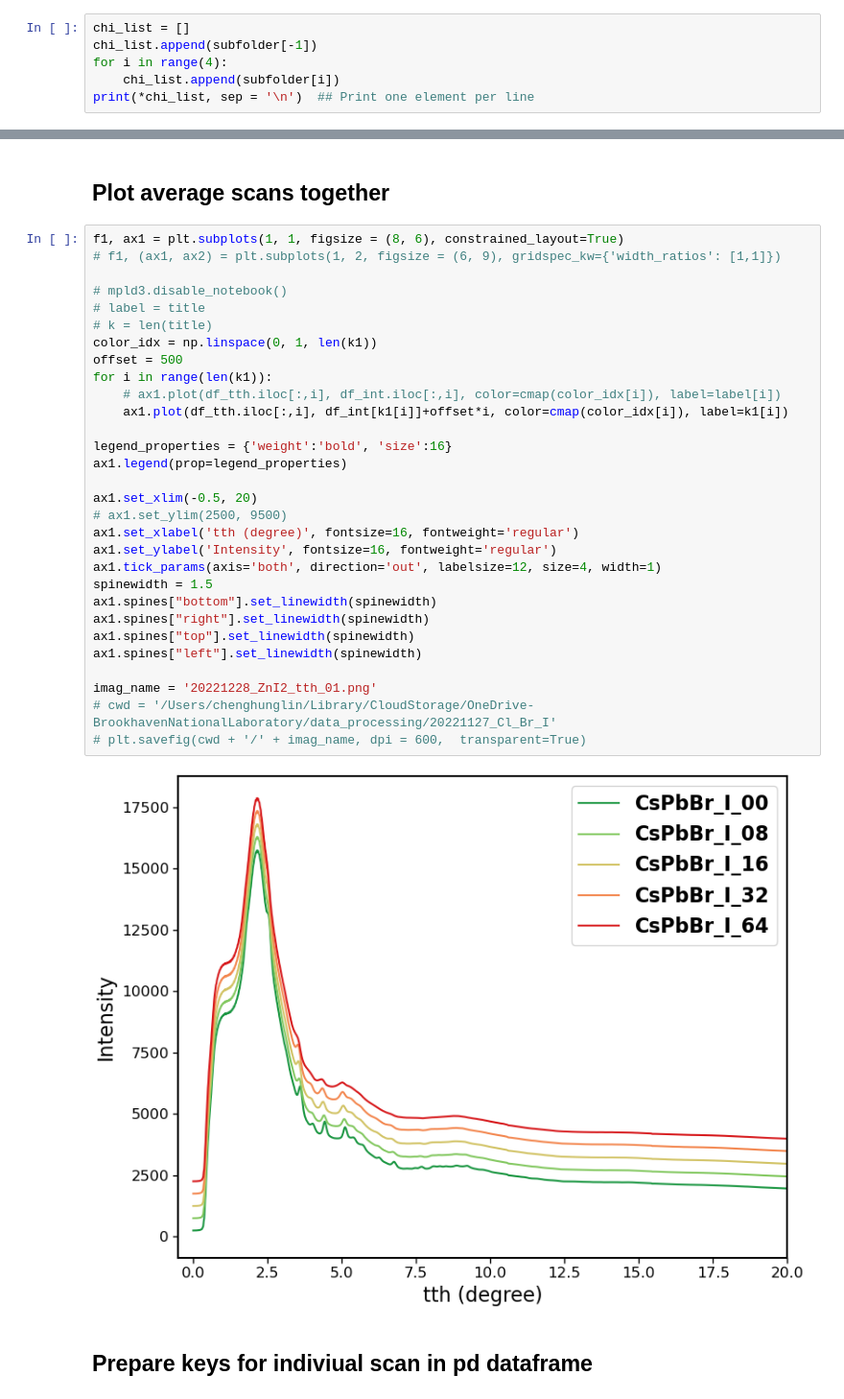
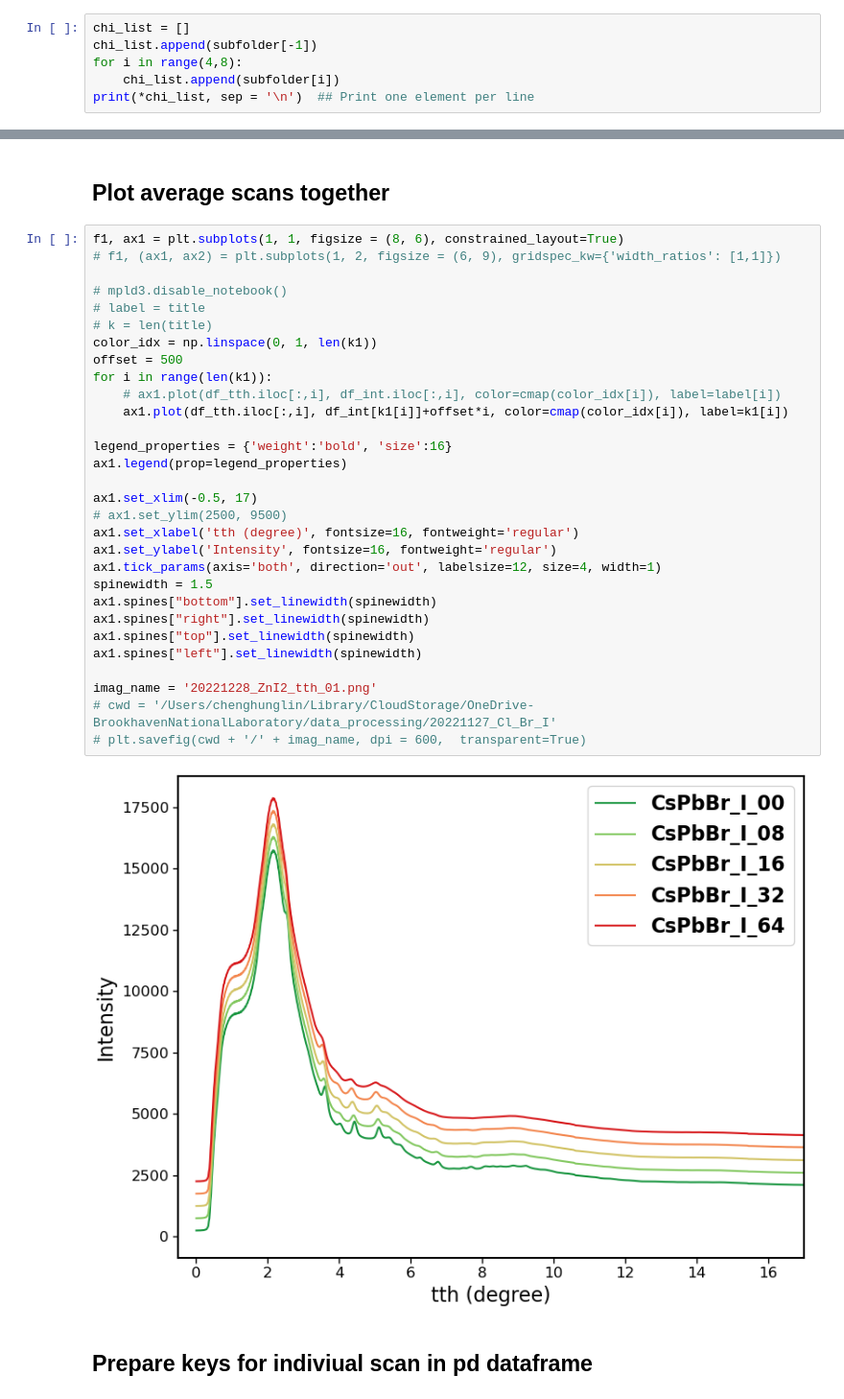
Before and after one commit to cheng-hung/Data_process, a Jupyter notebook: 20220329_XPD/20220329_insitu_ZnI_PDF.ipynb, the cells around one changed output, grey strips where cells are left out. Shown at 96% size. Drawn from its saved outputs; the diff is of its cells as text.

```diff
--- a/20220329_XPD/20220329_insitu_ZnI_PDF.ipynb
+++ b/20220329_XPD/20220329_insitu_ZnI_PDF.ipynb
@@ -66,7 +70,7 @@ print(*subfolder, sep = '\n')  ## Print one element per line
 # %%
 chi_list = []
 chi_list.append(subfolder[-1])
-for i in range(4):
+for i in range(4,8):
     chi_list.append(subfolder[i])
 print(*chi_list, sep = '\n')  ## Print one element per line
 # %% [output]
@@ -204,35 +208,35 @@ k1
 # %%
 f1, ax1 = plt.subplots(1, 1, figsize = (8, 6), constrained_layout=True)
 # f1, (ax1, ax2) = plt.subplots(1, 2, figsize = (6, 9), gridspec_kw={'width_ratios': [1,1]})
 
 # mpld3.disable_notebook()
 # label = title
 # k = len(title)
 color_idx = np.linspace(0, 1, len(k1))
 offset = 500
 for i in range(len(k1)):
     # ax1.plot(df_tth.iloc[:,i], df_int.iloc[:,i], color=cmap(color_idx[i]), label=label[i])
     ax1.plot(df_tth.iloc[:,i], df_int[k1[i]]+offset*i, color=cmap(color_idx[i]), label=k1[i])
 
 legend_properties = {'weight':'bold', 'size':16}
 ax1.legend(prop=legend_properties)
 
-ax1.set_xlim(-0.5, 20)
+ax1.set_xlim(-0.5, 17)
 # ax1.set_ylim(2500, 9500)
 ax1.set_xlabel('tth (degree)', fontsize=16, fontweight='regular')
 ax1.set_ylabel('Intensity', fontsize=16, fontweight='regular')
 ax1.tick_params(axis='both', direction='out', labelsize=12, size=4, width=1)
 spinewidth = 1.5
 ax1.spines["bottom"].set_linewidth(spinewidth)
 ax1.spines["right"].set_linewidth(spinewidth)
 ax1.spines["top"].set_linewidth(spinewidth)
 ax1.spines["left"].set_linewidth(spinewidth)
 
 imag_name = '20221228_ZnI2_tth_01.png'
 # cwd = '/Users/chenghunglin/Library/CloudStorage/OneDrive-BrookhavenNationalLaboratory/data_processing/20221127_Cl_Br_I'
 # plt.savefig(cwd + '/' + imag_name, dpi = 600,  transparent=True)
 # %% [output]
-[figure, old version]
+[figure, new version]
 # %% [markdown]
 ## Prepare keys for indiviual scan in pd dataframe
 # %%
```
Also changed, not shown: parts of 4 cells of this notebook, 1 other file.
